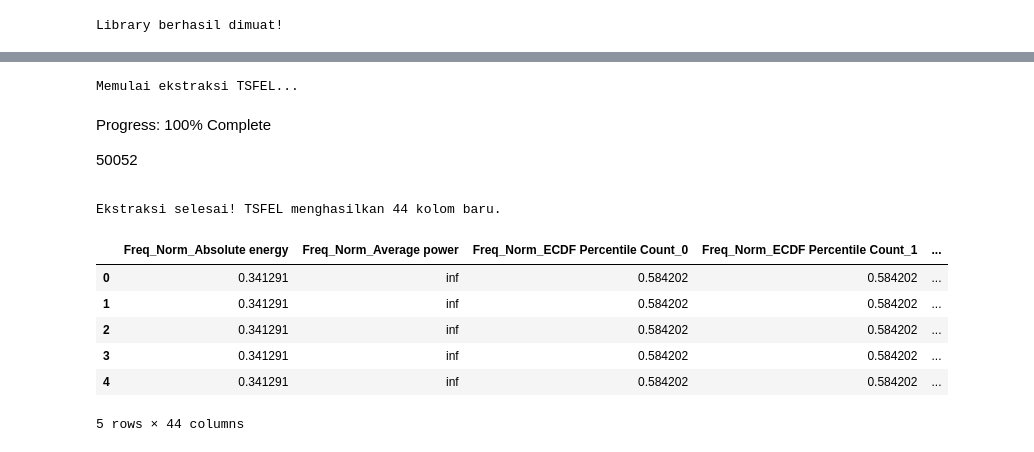
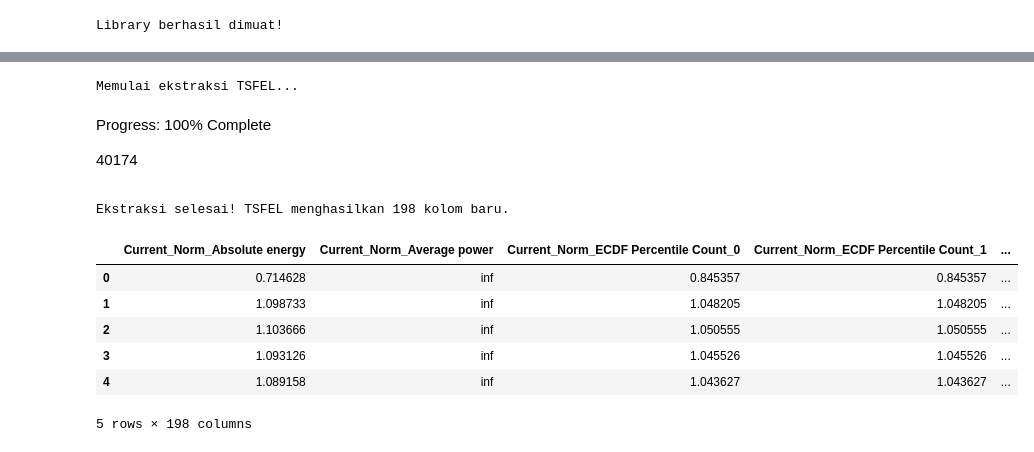
Before and after one commit to Bonarpy/ESP-FAILURE-DETECTION, a Jupyter notebook: Notebook/03_TSFEL_Feature_Analysis.ipynb, the cells around one changed output, grey strips where cells are left out. Drawn from its saved outputs; the diff is of its cells as text; code cells hidden in the pictures.

```diff
--- a/Notebook/03_TSFEL_Feature_Analysis.ipynb
+++ b/Notebook/03_TSFEL_Feature_Analysis.ipynb
@@ -54,31 +69,36 @@ Data siap! Jumlah sampel akhir: 50052
 # %%
 print("Memulai ekstraksi TSFEL...")
 
 # Kita ambil fitur domain statistik saja agar komputasi ringan
 cgf_settings = tsfel.get_features_by_domain('statistical')
 
-# Ekstraksi fitur dari kolom Freq_Norm dan Load_Norm
+fitur_sensor = [
+    'Freq_Norm', 'Current_Norm', 'Vibration_Norm', 'Gas_Sat_Norm',
+    'Intake_Press_Norm', 'Motor_Temp_Norm', 'Delta_Press_Norm',
+    'Pwr_Diff_Norm', 'Liq_Intake_Norm'
+]
+
 df_features = tsfel.time_series_features_extractor(
     cgf_settings,
-    df[['Freq_Norm', 'Load_Norm']],
+    df[fitur_sensor],
     window_size=1,
     verbose=1
 )
 
 print(f"\nEkstraksi selesai! TSFEL menghasilkan {df_features.shape[1]} kolom baru.")
 df_features.head()
 # %% [output]
 Memulai ekstraksi TSFEL...
 Progress: 100% Complete
-50052
+40174
-Ekstraksi selesai! TSFEL menghasilkan 44 kolom baru.
+Ekstraksi selesai! TSFEL menghasilkan 198 kolom baru.
-|  | Freq_Norm_Absolute energy | Freq_Norm_Average power | Freq_Norm_ECDF Percentile Count_0 | Freq_Norm_ECDF Percentile Count_1 | ... |
-| 0 | 0.341291 | inf | 0.584202 | 0.584202 | ... |
-| 1 | 0.341291 | inf | 0.584202 | 0.584202 | ... |
-| 2 | 0.341291 | inf | 0.584202 | 0.584202 | ... |
-| 3 | 0.341291 | inf | 0.584202 | 0.584202 | ... |
-| 4 | 0.341291 | inf | 0.584202 | 0.584202 | ... |
+|  | Current_Norm_Absolute energy | Current_Norm_Average power | Current_Norm_ECDF Percentile Count_0 | Current_Norm_ECDF Percentile Count_1 | ... |
+| 0 | 0.714628 | inf | 0.845357 | 0.845357 | ... |
+| 1 | 1.098733 | inf | 1.048205 | 1.048205 | ... |
+| 2 | 1.103666 | inf | 1.050555 | 1.050555 | ... |
+| 3 | 1.093126 | inf | 1.045526 | 1.045526 | ... |
+| 4 | 1.089158 | inf | 1.043627 | 1.043627 | ... |
-5 rows × 44 columns
+5 rows × 198 columns
 # %%
 # Cek nilai Infinity (Tak Terhingga)
 inf_counts = np.isinf(df_features).sum().sum()
```
Also changed, not shown: parts of 4 cells of this notebook, 8 other files.
